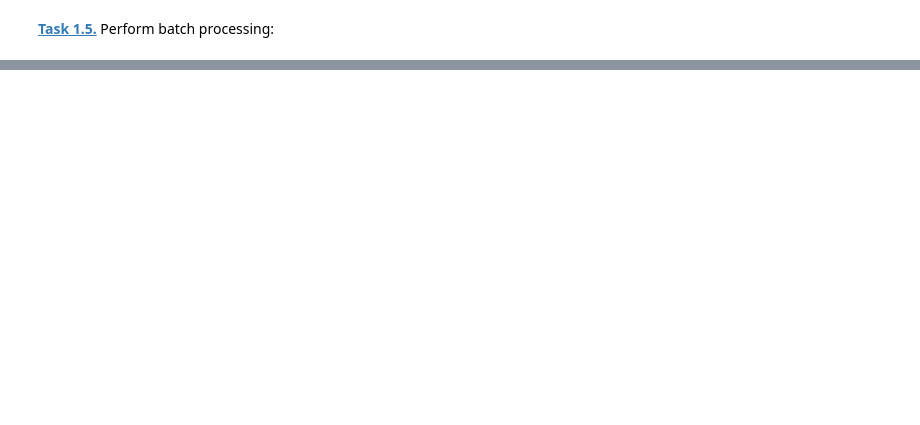
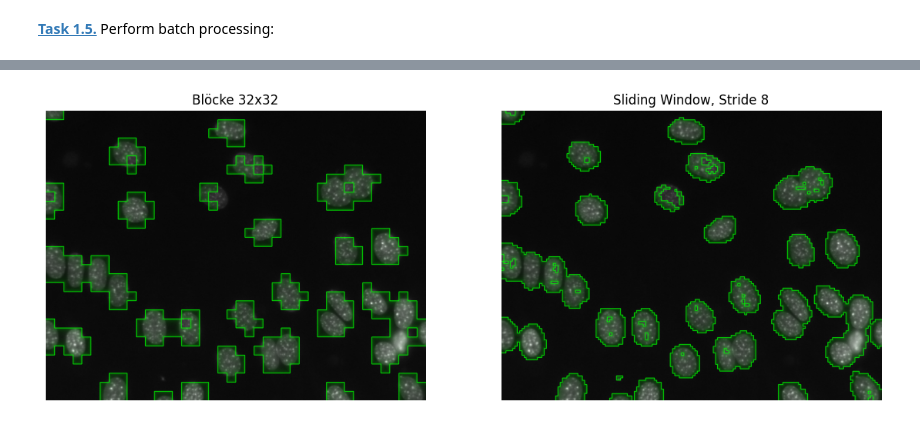
Before and after one commit to emmalisa1/mobi-fs5-python, a Jupyter notebook: svm_segm.ipynb, the cells around one changed output, grey strips where cells are left out. Drawn from its saved outputs; the diff is of its cells as text; code cells hidden in the pictures; blank space fills up the shorter version.

```diff
--- a/svm_segm.ipynb
+++ b/svm_segm.ipynb
@@ -44,2 +82,5 @@ clf = make_pipeline(StandardScaler(), SVC(class_weight='balanced', gamma=0.1))
 # %% [markdown]
 **[Task 1.3 (d).]()** Train the classifier using the data matrix and label vectors from above:
+# %%
+
+clf.fit(X, Y)
@@ -46,5 +90,18 @@ clf = make_pipeline(StandardScaler(), SVC(class_weight='balanced', gamma=0.1))
 # %% [markdown]
 **[Task 1.4.]()** Implement the function `predict_image`:
+# %%
+def predict_image(img):
+    X = create_data_matrix(img)
+    pred = clf.predict(X)
+    rows = img.shape[0] // patch_sizes[0]
+    cols = img.shape[1] // patch_sizes[1]
+    patch_mask = (pred == 1).reshape(rows, cols)
+    # jeden Patch auf Pixelgröße aufblasen
+    seg_crop = np.kron(patch_mask, np.ones(patch_sizes, dtype=bool)).astype(bool)
+    # auf Originalgröße auffüllen (Rand ohne Patch = False)
+    seg = np.zeros(img.shape[:2], dtype=bool)
+    seg[:seg_crop.shape[0], :seg_crop.shape[1]] = seg_crop
+    return seg
 # %% [markdown]
 Test your implementation:
 # %%
@@ -56,2 +116,60 @@ plt.imshow(blend_result(img, seg))
 # %% [markdown]
 **[Task 1.5.]()** Perform batch processing:
+# %%
+def dice(a, b):
+    a, b = a.astype(bool), b.astype(bool)
+    return 2 * np.logical_and(a, b).sum() / (a.sum() + b.sum())
+
+dices = []
+for i in [28, 29, 33, 44, 46, 49]:
+    img = plt.imread(f'data/NIH3T3/im/dna-{i}.png')
+    gt  = plt.imread(f'data/NIH3T3/gt/{i}.png')
+    gt = gt > 0.5
+    seg = predict_image(img)
+    d = dice(seg, gt)
+    dices.append(d)
+    print(f'Bild {i}: Dice = {d:.4f}')
+print(f'Mittlerer Dice: {np.mean(dices):.4f}')
+
+from skimage.filters import threshold_otsu
+
+dices_otsu = []
+for i in [28, 29, 33, 44, 46, 49]:
+    img = plt.imread(f'data/NIH3T3/im/dna-{i}.png')
+    gt  = plt.imread(f'data/NIH3T3/gt/{i}.png') > 0.5
+    seg = img > threshold_otsu(img)
+    d = dice(seg, gt)
+    dices_otsu.append(d)
+    print(f'Bild {i}: Dice (Otsu) = {d:.4f}')
+print(f'Mittlerer Dice Otsu: {np.mean(dices_otsu):.4f}  vs. SVM: {np.mean(dices):.4f}')
+
+
+
+# aufgabe 2
+from skimage.util import view_as_windows
+from skimage.transform import resize
+
+def predict_image_sw(img, stride=8):
+    n = patch_sizes[0]
+    pad = n // 2
+    padded = np.pad(img, pad, mode='reflect')
+    win = view_as_windows(padded, (n, n), step=stride)   # (r, c, n, n)
+    r, c = win.shape[:2]
+    pred = clf.predict(win.reshape(-1, n * n)).reshape(r, c) == 1
+    seg = resize(pred.astype(float), img.shape[:2], order=0) > 0.5
+    return seg
+
+
+
+# test und vergleich
+img = plt.imread('data/NIH3T3/im/dna-0.png')
+
+seg_blocks = predict_image(img)
+seg_sw     = predict_image_sw(img, stride=8)
+
+fig, ax = plt.subplots(1, 2, figsize=(14, 7))
+ax[0].imshow(blend_result(img, seg_blocks)); ax[0].set_title('Blöcke 32x32')
+ax[1].imshow(blend_result(img, seg_sw));     ax[1].set_title('Sliding Window, Stride 8')
+for a in ax: a.axis('off')
+plt.show()
+# %% [output]
@@ -57,0 +190 @@ plt.imshow(blend_result(img, seg))
+[figure, added]
```
Also changed, not shown: parts of 8 cells of this notebook, 1 other file.
